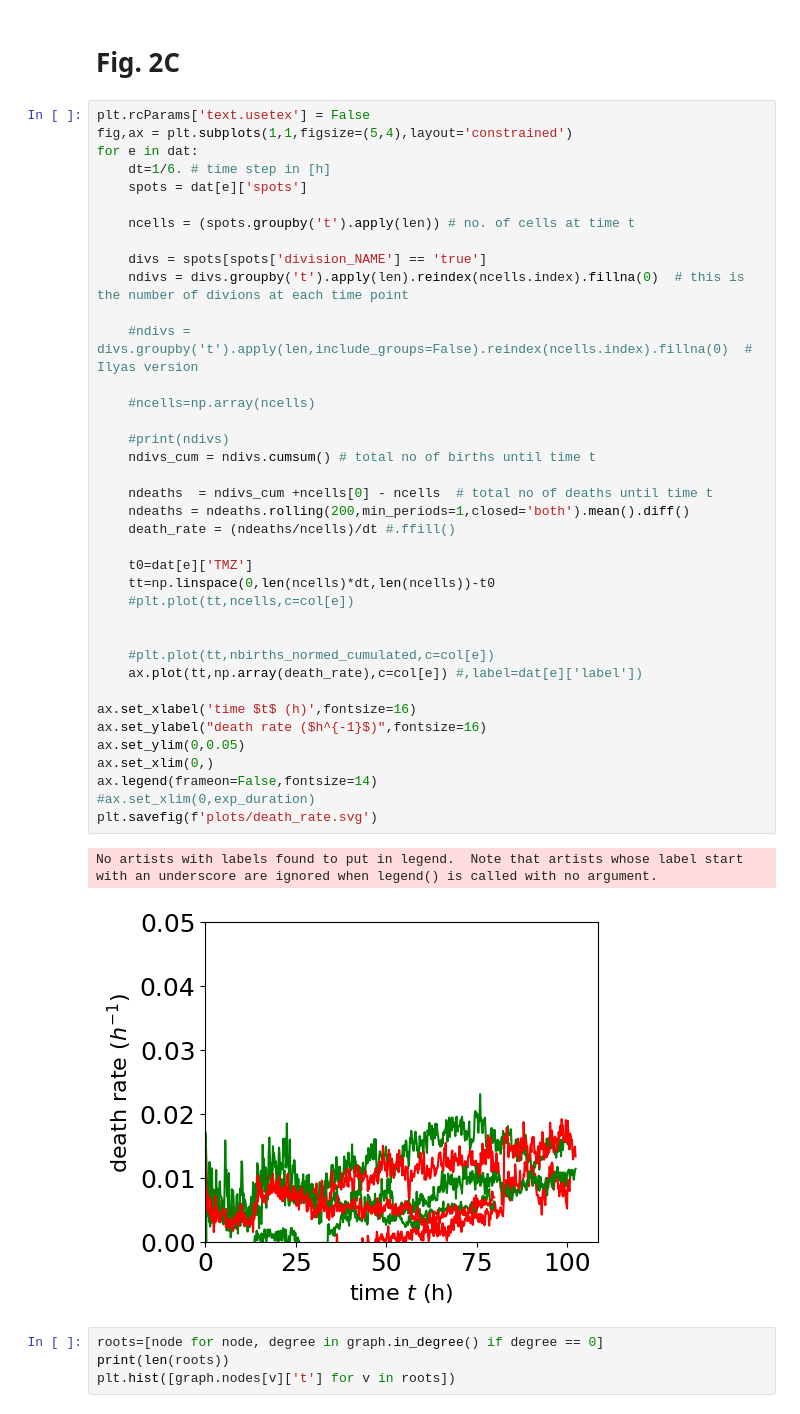
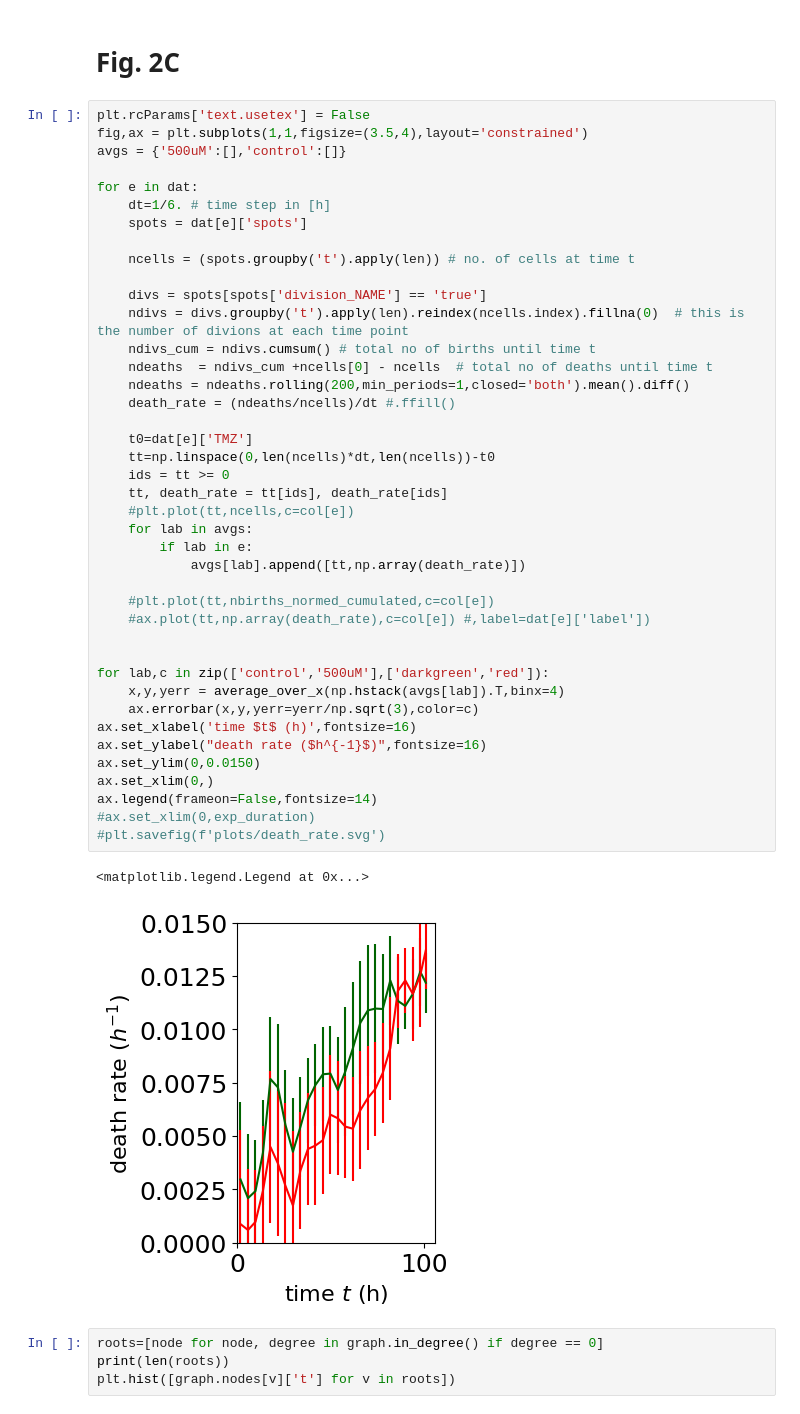
Before and after one commit to Dioscuri-Centre/phenotypic_heterogeneity, a Jupyter notebook: figures/tracking_brightfield_Fig2BC_Fig3ABC.ipynb, the cells around one changed output. Drawn from its saved outputs; the diff is of its cells as text.

Commit message:
fixed some of the plots

```diff
--- a/figures/tracking_brightfield_Fig2BC_Fig3ABC.ipynb
+++ b/figures/tracking_brightfield_Fig2BC_Fig3ABC.ipynb
@@ -214,45 +236,48 @@ No artists with labels found to put in legend.  Note that artists whose label st
 # Fig. 2C
 # %%
 plt.rcParams['text.usetex'] = False
-fig,ax = plt.subplots(1,1,figsize=(5,4),layout='constrained')
+fig,ax = plt.subplots(1,1,figsize=(3.5,4),layout='constrained')
+avgs = {'500uM':[],'control':[]}
+
 for e in dat:
     dt=1/6. # time step in [h]
     spots = dat[e]['spots']
 
     ncells = (spots.groupby('t').apply(len)) # no. of cells at time t
 
     divs = spots[spots['division_NAME'] == 'true']
     ndivs = divs.groupby('t').apply(len).reindex(ncells.index).fillna(0)  # this is the number of divions at each time point
-
-    #ndivs = divs.groupby('t').apply(len,include_groups=False).reindex(ncells.index).fillna(0)  # Ilyas version
-
-    #ncells=np.array(ncells)
-
-    #print(ndivs)
     ndivs_cum = ndivs.cumsum() # total no of births until time t
-
     ndeaths  = ndivs_cum +ncells[0] - ncells  # total no of deaths until time t
     ndeaths = ndeaths.rolling(200,min_periods=1,closed='both').mean().diff()
     death_rate = (ndeaths/ncells)/dt #.ffill()
 
     t0=dat[e]['TMZ']
     tt=np.linspace(0,len(ncells)*dt,len(ncells))-t0
+    ids = tt >= 0
+    tt, death_rate = tt[ids], death_rate[ids]
     #plt.plot(tt,ncells,c=col[e])
+    for lab in avgs:
+        if lab in e:
+            avgs[lab].append([tt,np.array(death_rate)])
+
+    #plt.plot(tt,nbirths_normed_cumulated,c=col[e])
+    #ax.plot(tt,np.array(death_rate),c=col[e]) #,label=dat[e]['label'])
 
 
-    #plt.plot(tt,nbirths_normed_cumulated,c=col[e])
-    ax.plot(tt,np.array(death_rate),c=col[e]) #,label=dat[e]['label'])
-
+for lab,c in zip(['control','500uM'],['darkgreen','red']):
+    x,y,yerr = average_over_x(np.hstack(avgs[lab]).T,binx=4)
+    ax.errorbar(x,y,yerr=yerr/np.sqrt(3),color=c)
 ax.set_xlabel('time $t$ (h)',fontsize=16)
 ax.set_ylabel("death rate ($h^{-1}$)",fontsize=16)
-ax.set_ylim(0,0.05)
+ax.set_ylim(0,0.0150)
 ax.set_xlim(0,)
 ax.legend(frameon=False,fontsize=14)
 #ax.set_xlim(0,exp_duration)
-plt.savefig(f'plots/death_rate.svg')
+#plt.savefig(f'plots/death_rate.svg')
 # %% [output]
-No artists with labels found to put in legend.  Note that artists whose label start with an underscore are ignored when legend() is called with no argument.
+<matplotlib.legend.Legend at 0x...>
-[figure, old version]
+[figure, new version]
 # %%
 roots=[node for node, degree in graph.in_degree() if degree == 0]
 print(len(roots))
```
Also changed, not shown: parts of 9 cells of this notebook, 1 other file.
